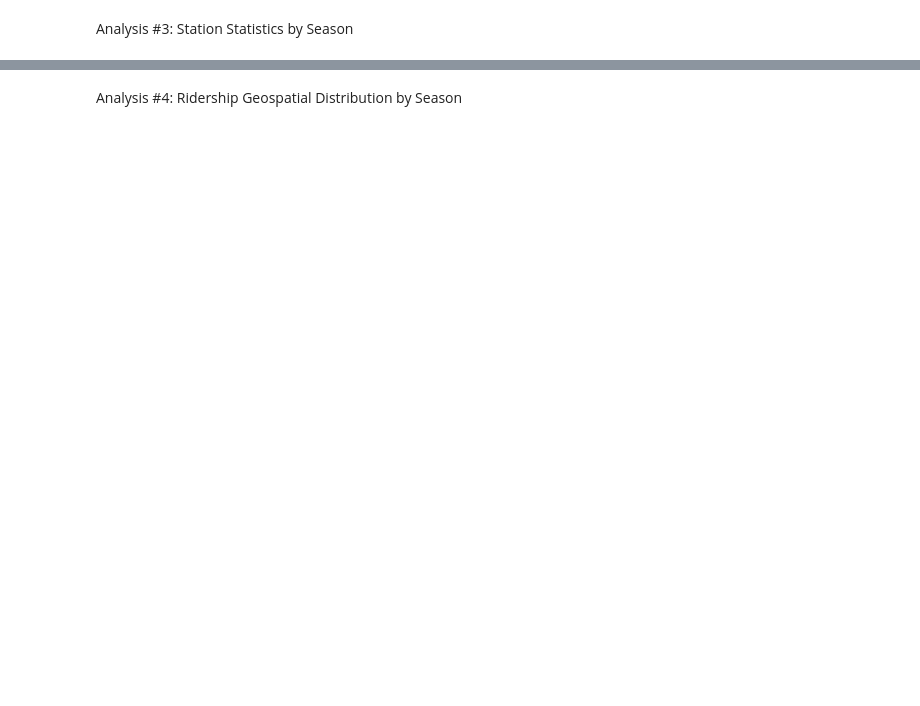
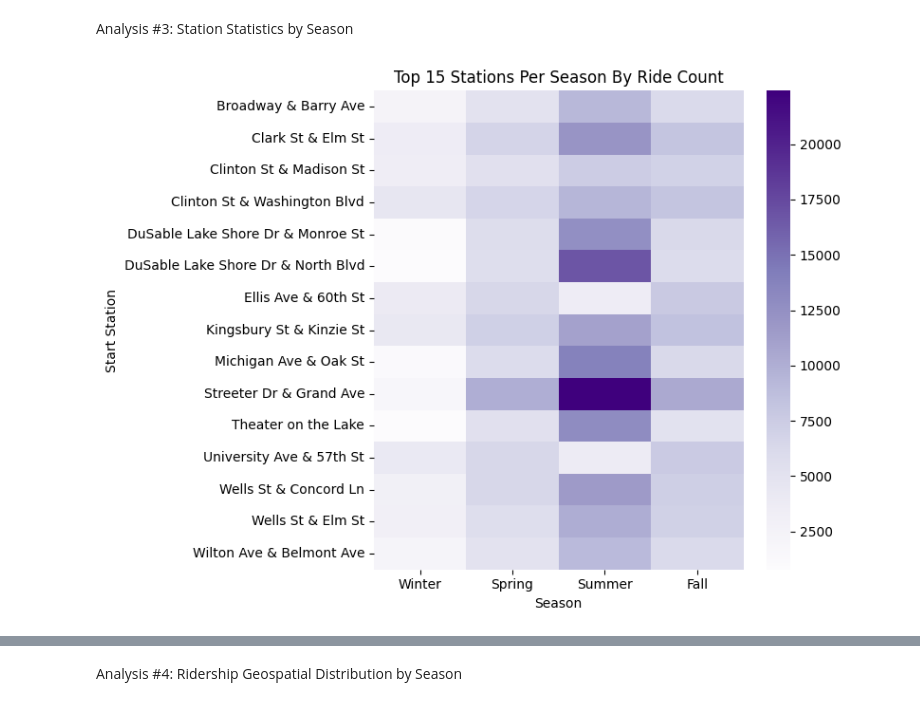
Before and after one commit to leon934/stat-315-final-project, a Jupyter notebook: data_analysis.ipynb, the cells around one changed output, grey strips where cells are left out. Drawn from its saved outputs; the diff is of its cells as text; code cells hidden in the pictures; blank space fills up the shorter version.

```diff
--- a/data_analysis.ipynb
+++ b/data_analysis.ipynb
@@ -371,36 +384,36 @@ station_season_counts = (
     .size()
     .reset_index(name="ride_count")
 )
 
 overall_top = (
     station_season_counts
     .groupby("start_station_name")["ride_count"]
     .sum()
     .sort_values(ascending=False)
     .head(15)
     .index
 )
 
 top_matrix = (
     station_season_counts[
         station_season_counts["start_station_name"].isin(overall_top)
     ]
     .pivot(index="start_station_name", columns="season", values="ride_count")
     .reindex(columns=season_order)
-    .fillna(0)
 )
 
 plt.figure(figsize=(8, 6))
 sns.heatmap(
     top_matrix,
-    annot=False,
-    cmap="Blues"
+    cmap="Purples"
 )
 plt.title("Top 15 Stations Per Season By Ride Count")
 plt.xlabel("Season")
 plt.ylabel("Start Station")
 plt.tight_layout()
 plt.show()
+# %% [output]
+[figure, added]
 # %%
 station_matrix = station_season_counts.pivot(
     index="start_station_name",
```
Also changed, not shown: parts of 39 cells of this notebook, 8 other files.
